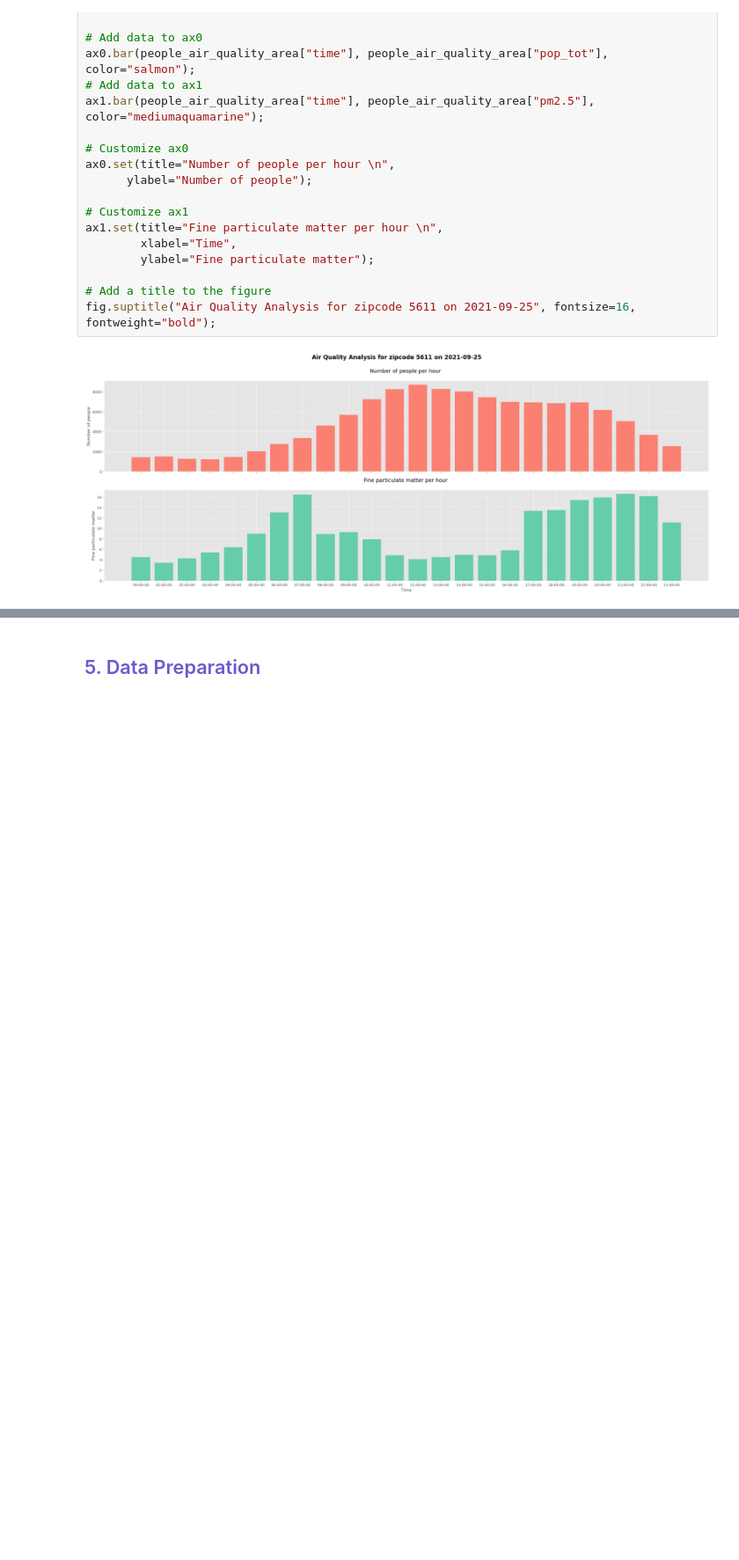
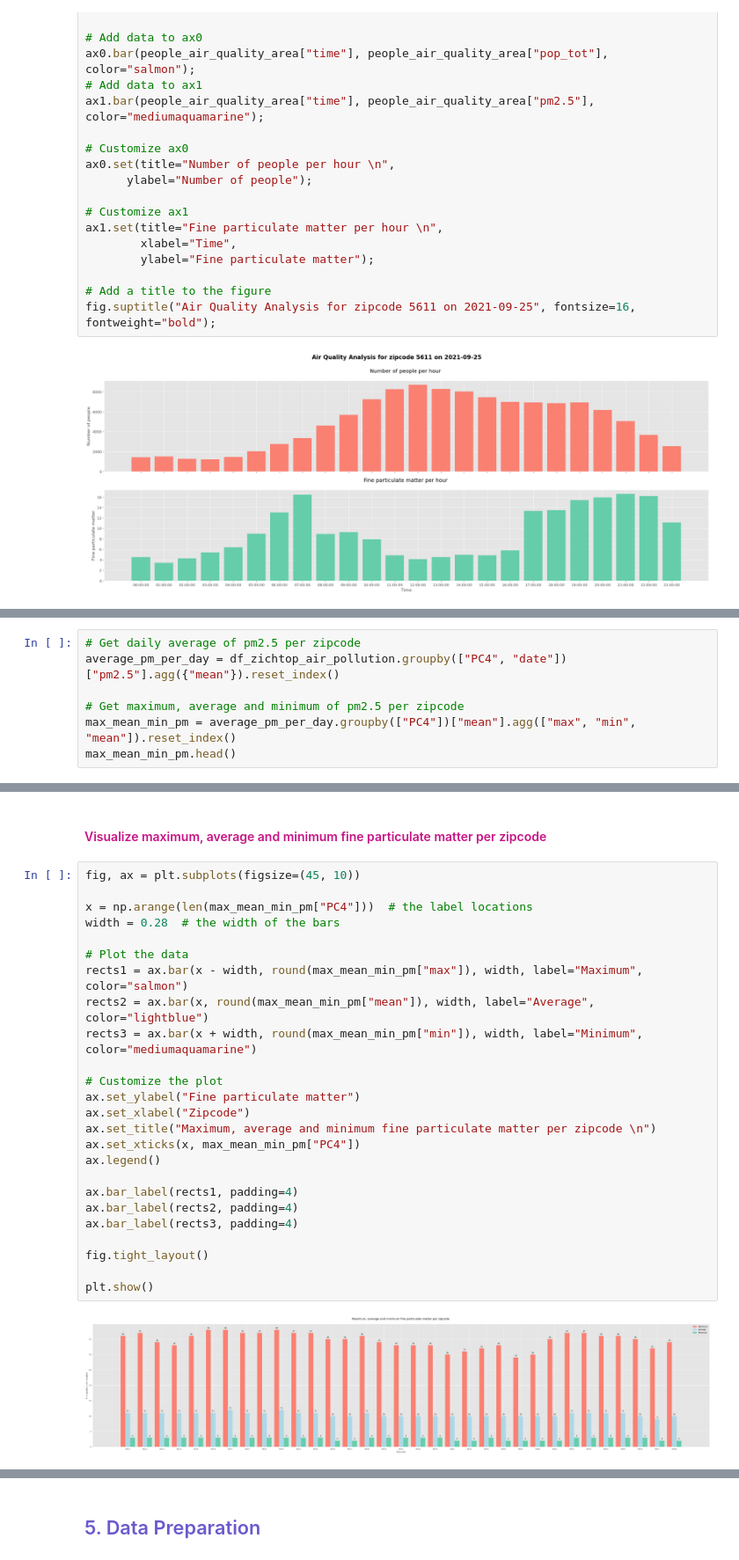
Before and after one commit to rawan-a-d/Air-Quality-Prediction, a Jupyter notebook: notebook.ipynb, the cells around one changed output, grey strips where cells are left out. Shown at 88% size. Saved outputs shown, nothing was run; the diff lists cells and outputs as text; blank space fills up the shorter version.

Commit message:
Data exploration and visualization
Max, average and min fine particulate matter per zipcode

```diff
--- a/notebook.ipynb
+++ b/notebook.ipynb
@@ -430,0 +433,7 @@ fig.suptitle("Air Quality Analysis for zipcode 5611 on 2021-09-25", fontsize=16,
+# %%
+# Get daily average of pm2.5 per zipcode
+average_pm_per_day = df_zichtop_air_pollution.groupby(["PC4", "date"])["pm2.5"].agg({"mean"}).reset_index()
+
+# Get maximum, average and minimum of pm2.5 per zipcode
+max_mean_min_pm = average_pm_per_day.groupby(["PC4"])["mean"].agg(["max", "min", "mean"]).reset_index()
+max_mean_min_pm.head()
@@ -430,0 +447,29 @@ fig.suptitle("Air Quality Analysis for zipcode 5611 on 2021-09-25", fontsize=16,
+# %% [markdown]
+<h4><font color=mediumvioletred> Visualize maximum, average and minimum fine particulate matter per zipcode </font></h4>
+# %%
+fig, ax = plt.subplots(figsize=(45, 10))
+
+x = np.arange(len(max_mean_min_pm["PC4"]))  # the label locations
+width = 0.28  # the width of the bars
+
+# Plot the data
+rects1 = ax.bar(x - width, round(max_mean_min_pm["max"]), width, label="Maximum", color="salmon")
+rects2 = ax.bar(x, round(max_mean_min_pm["mean"]), width, label="Average", color="lightblue")
+rects3 = ax.bar(x + width, round(max_mean_min_pm["min"]), width, label="Minimum", color="mediumaquamarine")
+
+# Customize the plot
+ax.set_ylabel("Fine particulate matter")
+ax.set_xlabel("Zipcode")
+ax.set_title("Maximum, average and minimum fine particulate matter per zipcode \n")
+ax.set_xticks(x, max_mean_min_pm["PC4"])
+ax.legend()
+
+ax.bar_label(rects1, padding=4)
+ax.bar_label(rects2, padding=4)
+ax.bar_label(rects3, padding=4)
+
+fig.tight_layout()
+
+plt.show()
+# %% [output]
+[figure, added]
```
Also changed, not shown: parts of 6 cells of this notebook, 1 other file.
